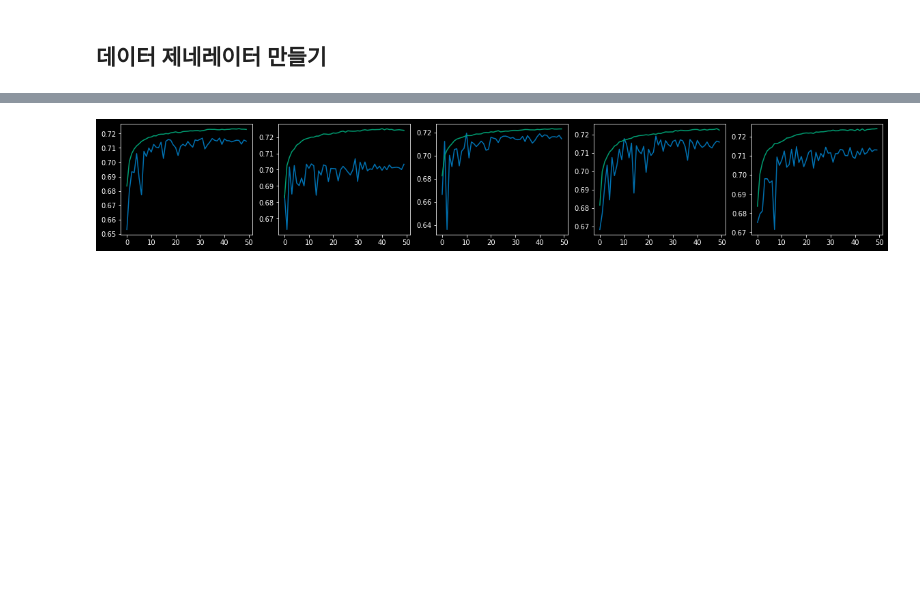
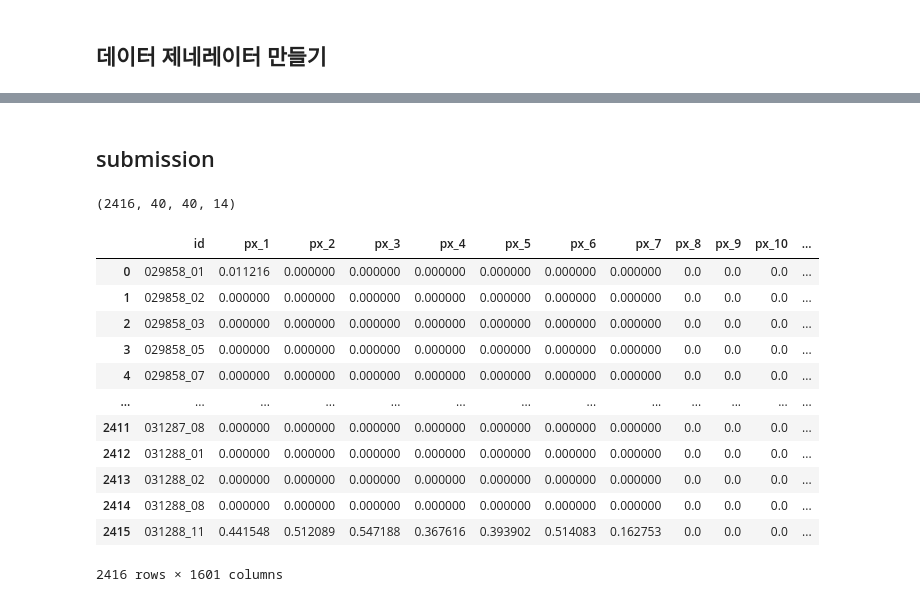
Before and after one commit to deagwon97/dacon-satellite-precipitation, a Jupyter notebook: ResNet_base_model_TPU.ipynb, the cells around one changed output, grey strips where cells are left out. Saved outputs shown, nothing was run; the diff lists cells and outputs as text; code cells hidden in the pictures; blank space fills up the shorter version.

```diff
--- a/ResNet_base_model_TPU.ipynb
+++ b/ResNet_base_model_TPU.ipynb
@@ -420,10 +474,34 @@ plt.show()
-# %%
-# f1_metric
-plt.figure(figsize = (20,3))
-for i in range(5):
-    plt.subplot(1,5,i+1)
-    plt.plot(histories[i]['val_f1_metric'])
-    plt.plot(histories[i]['f1_metric'])
-plt.show()
-# %% [output]
-[figure, removed]
+# %% [markdown]
+## submission
+# %%
+test = np.load('/content/drive/My Drive/2020 Kaggle Study/data/test.npy')
+test = preprocess(test)
+test.shape
+# %% [output]
+(2416, 40, 40, 14)
+# %%
+# 5개 모델 앙상블 예측 평균 내기
+preds = []
+for model in models:
+    model.compile(optimizer = 'adam',loss = 'mae',  metrics=[maeOverFscore, f1_metric, custom_mae])
+    preds.append(model.predict(test[:,:,:,:10]))
+pred = sum(preds)/len(preds)
+# %%
+submission = pd.read_csv('/content/drive/My Drive/2020 Kaggle Study/data/sample_submission.csv')
+submission.iloc[:,1:] = pred.reshape(-1,1600)
+submission.to_csv('submission.csv', index = False)
+submission
+# %% [output]
+|  | id | px_1 | px_2 | px_3 | px_4 | px_5 | px_6 | px_7 | px_8 | px_9 | px_10 | ... |
+| 0 | 029858_01 | 0.011216 | 0.000000 | 0.000000 | 0.000000 | 0.000000 | 0.000000 | 0.000000 | 0.0 | 0.0 | 0.0 | ... |
+| 1 | 029858_02 | 0.000000 | 0.000000 | 0.000000 | 0.000000 | 0.000000 | 0.000000 | 0.000000 | 0.0 | 0.0 | 0.0 | ... |
+| 2 | 029858_03 | 0.000000 | 0.000000 | 0.000000 | 0.000000 | 0.000000 | 0.000000 | 0.000000 | 0.0 | 0.0 | 0.0 | ... |
+| 3 | 029858_05 | 0.000000 | 0.000000 | 0.000000 | 0.000000 | 0.000000 | 0.000000 | 0.000000 | 0.0 | 0.0 | 0.0 | ... |
+| 4 | 029858_07 | 0.000000 | 0.000000 | 0.000000 | 0.000000 | 0.000000 | 0.000000 | 0.000000 | 0.0 | 0.0 | 0.0 | ... |
+| ... | ... | ... | ... | ... | ... | ... | ... | ... | ... | ... | ... | ... |
+| 2411 | 031287_08 | 0.000000 | 0.000000 | 0.000000 | 0.000000 | 0.000000 | 0.000000 | 0.000000 | 0.0 | 0.0 | 0.0 | ... |
+| 2412 | 031288_01 | 0.000000 | 0.000000 | 0.000000 | 0.000000 | 0.000000 | 0.000000 | 0.000000 | 0.0 | 0.0 | 0.0 | ... |
+| 2413 | 031288_02 | 0.000000 | 0.000000 | 0.000000 | 0.000000 | 0.000000 | 0.000000 | 0.000000 | 0.0 | 0.0 | 0.0 | ... |
+| 2414 | 031288_08 | 0.000000 | 0.000000 | 0.000000 | 0.000000 | 0.000000 | 0.000000 | 0.000000 | 0.0 | 0.0 | 0.0 | ... |
+| 2415 | 031288_11 | 0.441548 | 0.512089 | 0.547188 | 0.367616 | 0.393902 | 0.514083 | 0.162753 | 0.0 | 0.0 | 0.0 | ... |
+2416 rows × 1601 columns
```
Also changed, not shown: parts of 12 cells of this notebook.
